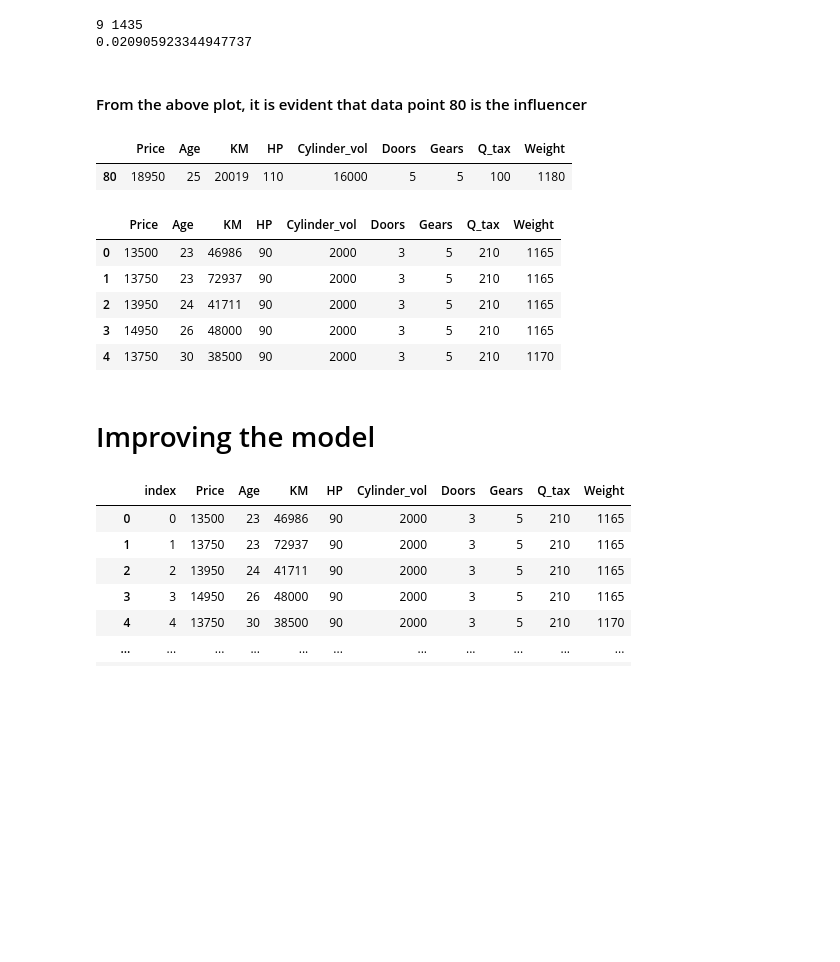
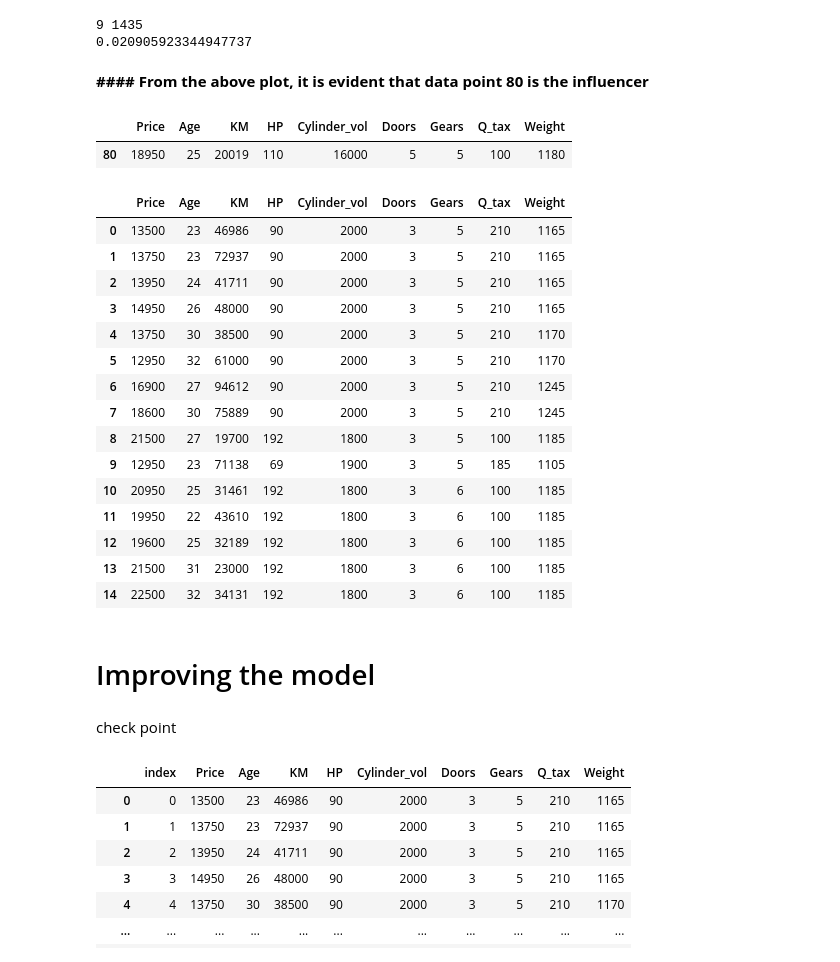
Before and after one commit to RiteshopShrivastava/Assignment_5_Multi_Linear_Regression_Toyota, a Jupyter notebook: Assignment_5_MLR_Toyota_Corolla.ipynb, the cells around one changed output. Saved outputs shown, nothing was run; the diff lists cells and outputs as text; code cells hidden in the pictures; blank space fills up the shorter version.

```diff
--- a/Assignment_5_MLR_Toyota_Corolla.ipynb
+++ b/Assignment_5_MLR_Toyota_Corolla.ipynb
@@ -498,24 +524,36 @@ print(leverage_cutoff)
 9 1435
 0.020905923344947737
 # %% [markdown]
-#### From the above plot, it is evident that data point 80 is the influencer
+**#### From the above plot, it is evident that data point 80 is the influencer**
 # %%
 toyota2[toyota2.index.isin([80])]
 # %% [output]
 |  | Price | Age | KM | HP | Cylinder_vol | Doors | Gears | Q_tax | Weight |
 | 80 | 18950 | 25 | 20019 | 110 | 16000 | 5 | 5 | 100 | 1180 |
 # %%
-#See the differences in HP and other variable values
-toyota2.head()
+#See the differences in HP, Doors and other variable values
+toyota2.head(15)
 # %% [output]
 |  | Price | Age | KM | HP | Cylinder_vol | Doors | Gears | Q_tax | Weight |
 | 0 | 13500 | 23 | 46986 | 90 | 2000 | 3 | 5 | 210 | 1165 |
 | 1 | 13750 | 23 | 72937 | 90 | 2000 | 3 | 5 | 210 | 1165 |
 | 2 | 13950 | 24 | 41711 | 90 | 2000 | 3 | 5 | 210 | 1165 |
 | 3 | 14950 | 26 | 48000 | 90 | 2000 | 3 | 5 | 210 | 1165 |
 | 4 | 13750 | 30 | 38500 | 90 | 2000 | 3 | 5 | 210 | 1170 |
+| 5 | 12950 | 32 | 61000 | 90 | 2000 | 3 | 5 | 210 | 1170 |
+| 6 | 16900 | 27 | 94612 | 90 | 2000 | 3 | 5 | 210 | 1245 |
+| 7 | 18600 | 30 | 75889 | 90 | 2000 | 3 | 5 | 210 | 1245 |
+| 8 | 21500 | 27 | 19700 | 192 | 1800 | 3 | 5 | 100 | 1185 |
+| 9 | 12950 | 23 | 71138 | 69 | 1900 | 3 | 5 | 185 | 1105 |
+| 10 | 20950 | 25 | 31461 | 192 | 1800 | 3 | 6 | 100 | 1185 |
+| 11 | 19950 | 22 | 43610 | 192 | 1800 | 3 | 6 | 100 | 1185 |
+| 12 | 19600 | 25 | 32189 | 192 | 1800 | 3 | 6 | 100 | 1185 |
+| 13 | 21500 | 31 | 23000 | 192 | 1800 | 3 | 6 | 100 | 1185 |
+| 14 | 22500 | 32 | 34131 | 192 | 1800 | 3 | 6 | 100 | 1185 |
 # %% [markdown]
 # Improving the model
+# %% [markdown]
+check point
 # %%
 #Load the data
 toyota3 = toyota2
```
Also changed, not shown: parts of 70 cells of this notebook.
